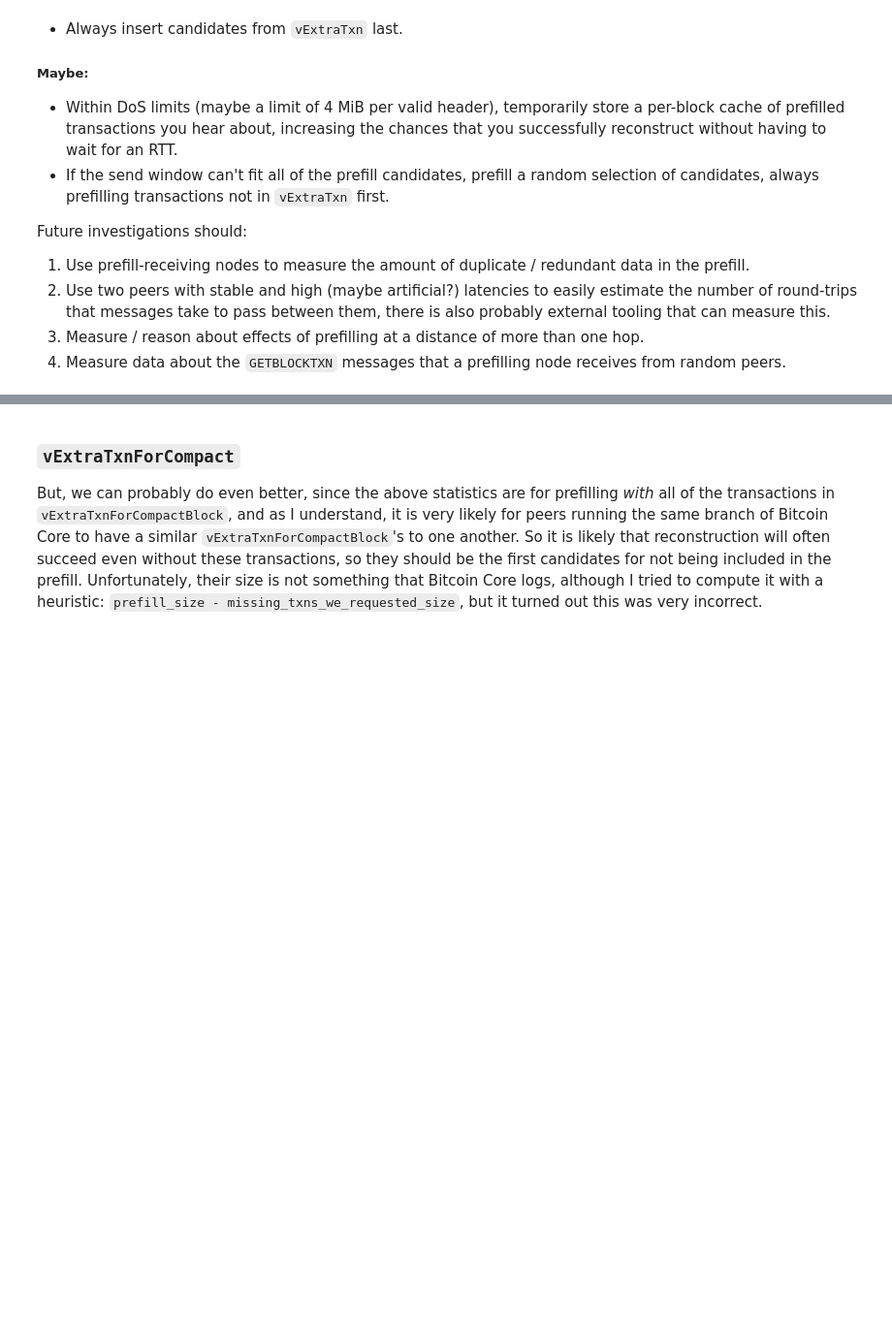
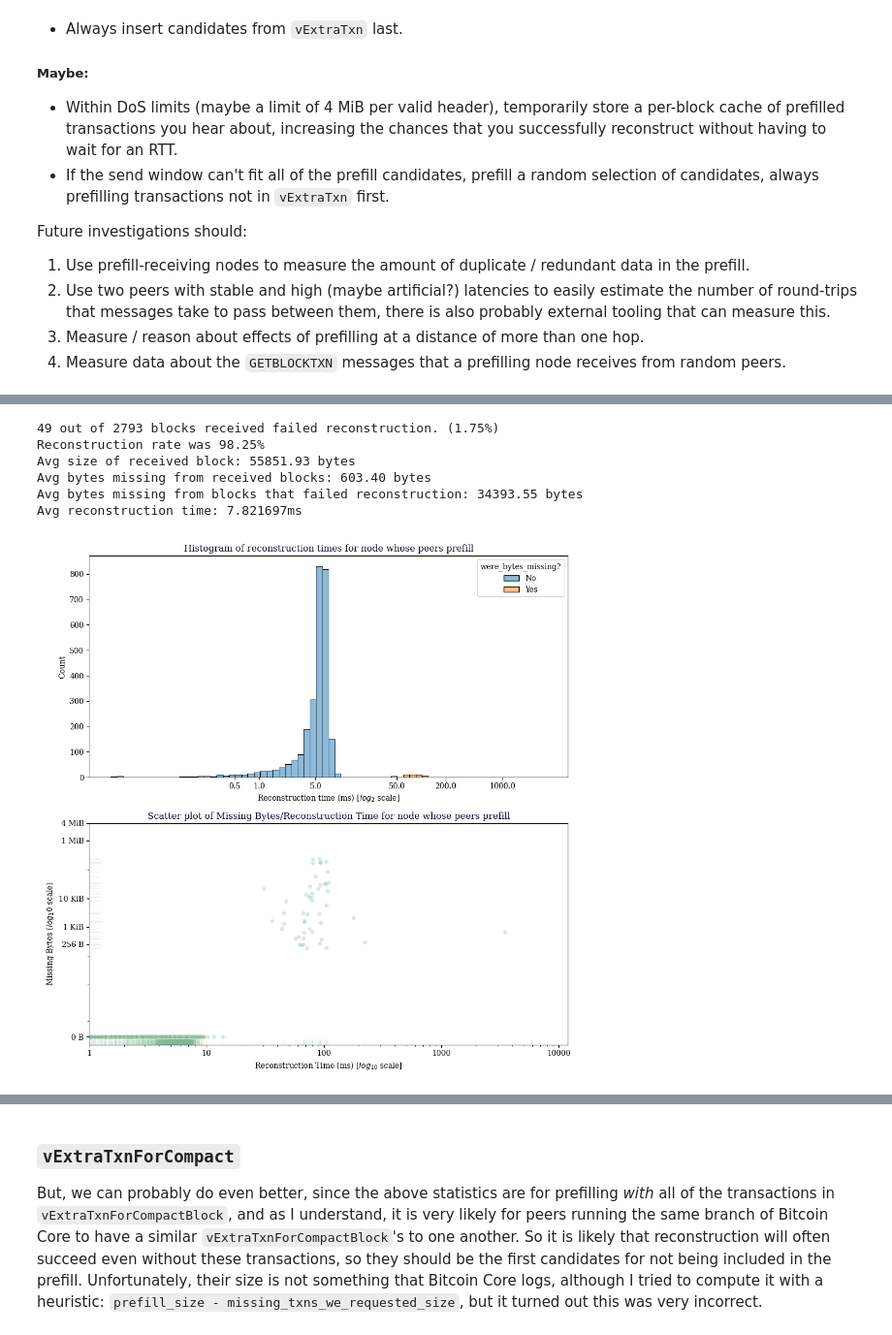
Before and after one commit to davidgumberg/logkicker, a Jupyter notebook: compactblocks/2025-07-11-first-report/Prefilling.ipynb, the cells around one changed output, grey strips where cells are left out. Shown at 97% size. Cells and saved outputs as stored; diff of their text form; code cells hidden in the pictures; blank space fills up the shorter version.

```diff
--- a/compactblocks/2025-07-11-first-report/Prefilling.ipynb
+++ b/compactblocks/2025-07-11-first-report/Prefilling.ipynb
@@ -225,0 +231,75 @@ Because this node is otherwise unmodified, we can use its measurements as a base
+# %%
+def received_stats(received: pd.DataFrame) -> None:
+    total_cb_received = len(received)
+    if total_cb_received == 0:
+        return
+    failed_blocks = received[received['received_tx_missing'] > 0]
+    fail_rate = len(failed_blocks) / total_cb_received
+    print(f"{len(failed_blocks)} out of {total_cb_received} blocks received failed reconstruction. ({fail_rate * 100:.2f}%)")
+    reco_rate = 1 - fail_rate
+    print(f"Reconstruction rate was {reco_rate * 100:.2f}%")
+
+    avg_received_size = received['received_size'].mean()
+    print(f"Avg size of received block: {avg_received_size:.2f} bytes")
+
+    avg_missing_tx_size = received['bytes_missing'].mean()
+    print(f"Avg bytes missing from received blocks: {avg_missing_tx_size:.2f} bytes")
+
+    avg_missing_from_failed = failed_blocks['bytes_missing'].mean()
+    print(f"Avg bytes missing from blocks that failed reconstruction: {avg_missing_from_failed:.2f} bytes")
+
+    avg_reco_time = (received['time_reconstructed'] - received['time_received']).mean()
+    avg_reco_time_in_ms = avg_reco_time.value / (1000 * 1000)
+    print(f"Avg reconstruction time: {avg_reco_time_in_ms}ms")
+
+received_stats(prefillreceiver_received)
+# %% [output]
+49 out of 2793 blocks received failed reconstruction. (1.75%)
+Reconstruction rate was 98.25%
+Avg size of received block: 55851.93 bytes
+Avg bytes missing from received blocks: 603.40 bytes
+Avg bytes missing from blocks that failed reconstruction: 34393.55 bytes
+Avg reconstruction time: 7.821697ms
+# %%
+# Plot reconstruction time histogram and bytesmissing/reconstructiontime scatterplot
+
+def plot_reconstruction_histogram_and_scatterplot(received, title):
+    histcolor = "#749940"
+    received['reconstruction_time_ms'] = received['reconstruction_time_ns'] / 1_000_000
+    received['were_bytes_missing?'] = np.where(received['bytes_missing'] > 0, 'Yes', 'No')
+
+    f, [ax1, ax2] = plt.subplots(2, figsize=(10,10), tight_layout=True)
+    # Histplot on top
+    sns.histplot(data=received, x='reconstruction_time_ms', hue='were_bytes_missing?', ax=ax1, color=histcolor, log_scale=2, bins=70)
+    ax1.xaxis.set_major_formatter(mpl.ticker.ScalarFormatter())
+    ax1.set_xticks([0.5, 1, 5, 50, 200, 1000])
+    ax1.set_title(f'Histogram of reconstruction times for {title}', fontdict=font)
+    ax1.xaxis.set_label_text('Reconstruction time (ms) [$log_{2}$ scale]')
+
+    # Scatterplot on bottom "
+    scattercolor = "#80b895"
+    xticks = [1, 10, 50, 100, 1000]
+    yticks_bytes = [0, 256, 1024, 10*1024, 1024*1024, 4*1024*1024] # 256B, 1KB, 10KB, 100KB, 1MB, 4MB
+    ytick_labels = ['0 B', '256 B', '1 KiB', '10 KiB', '1 MiB', '4 MiB']
+    sns.scatterplot(data=received, x='reconstruction_time_ms', y='bytes_missing',
+                    ax=ax2, color=scattercolor, alpha=0.3, s=30)
+    sns.rugplot(data=received, x='reconstruction_time_ms', y='bytes_missing',
+                    ax=ax2, color=scattercolor, alpha=0.1)
+
+    ax2.set_title(f'Scatter plot of Missing Bytes/Reconstruction Time for {title}',fontdict=font)
+    ax2.set_xlabel('Reconstruction Time (ms) [$log_{10}$ scale]')
+    ax2.set_xticks(xticks)
+    ax2.set_xscale('log')
+    ax2.set_xlim(left=1)
+    ax2.xaxis.set_major_formatter(mpl.ticker.ScalarFormatter())
+
+    ax2.yaxis.set_major_formatter(mpl.ticker.ScalarFormatter())
+    ax2.set_ylim(-0.5)
+    ax2.set_ylabel('Missing Bytes ($log_10$ scale)')
+    ax2.set_yscale('symlog')
+    ax2.set_yticks(yticks_bytes)
+    ax2.set_yticklabels(ytick_labels)
+
+plot_reconstruction_histogram_and_scatterplot(prefillreceiver_received, 'a node whose peers prefill')
+# %% [output]
+[figure, new version]
```
Also changed, not shown: parts of 31 cells of this notebook.
